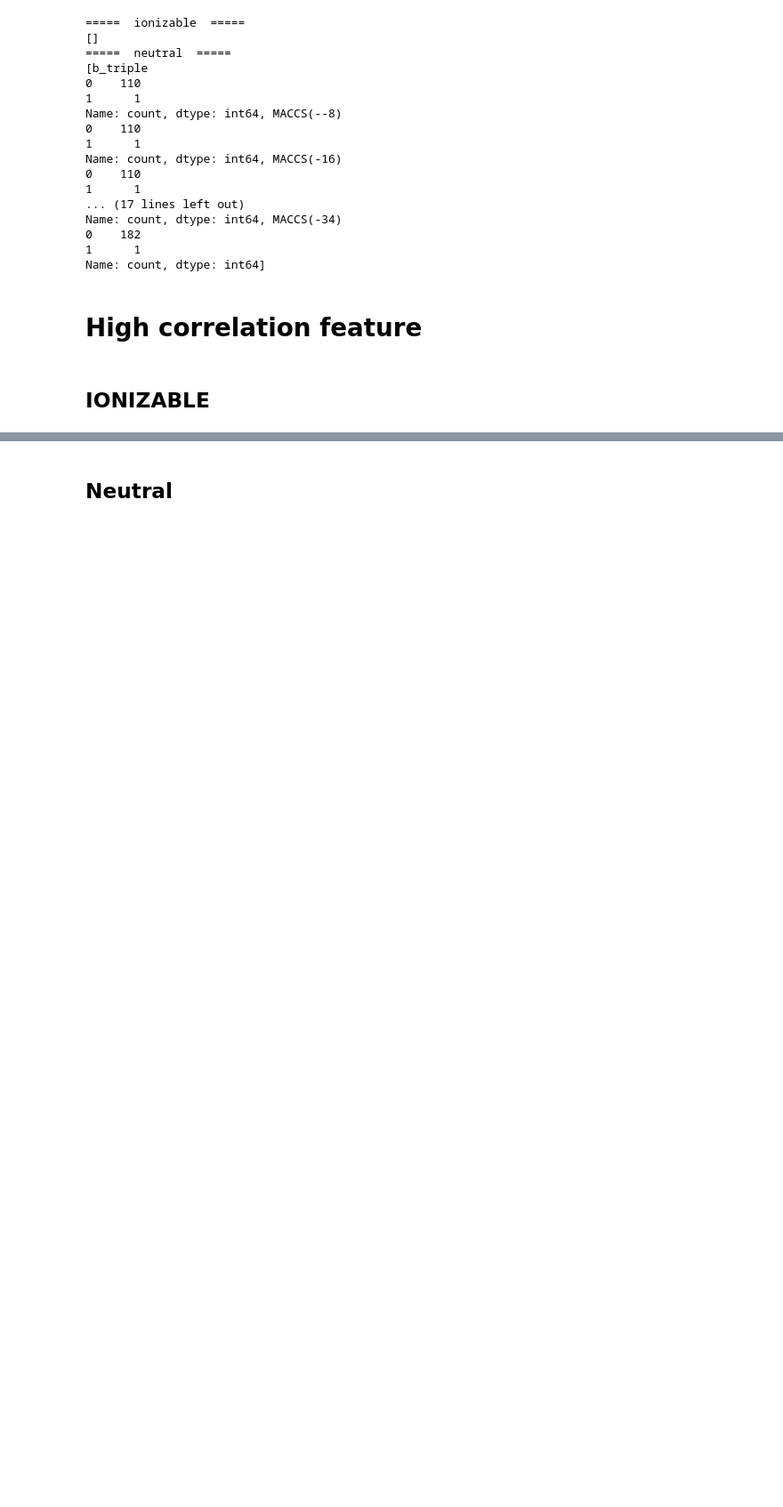
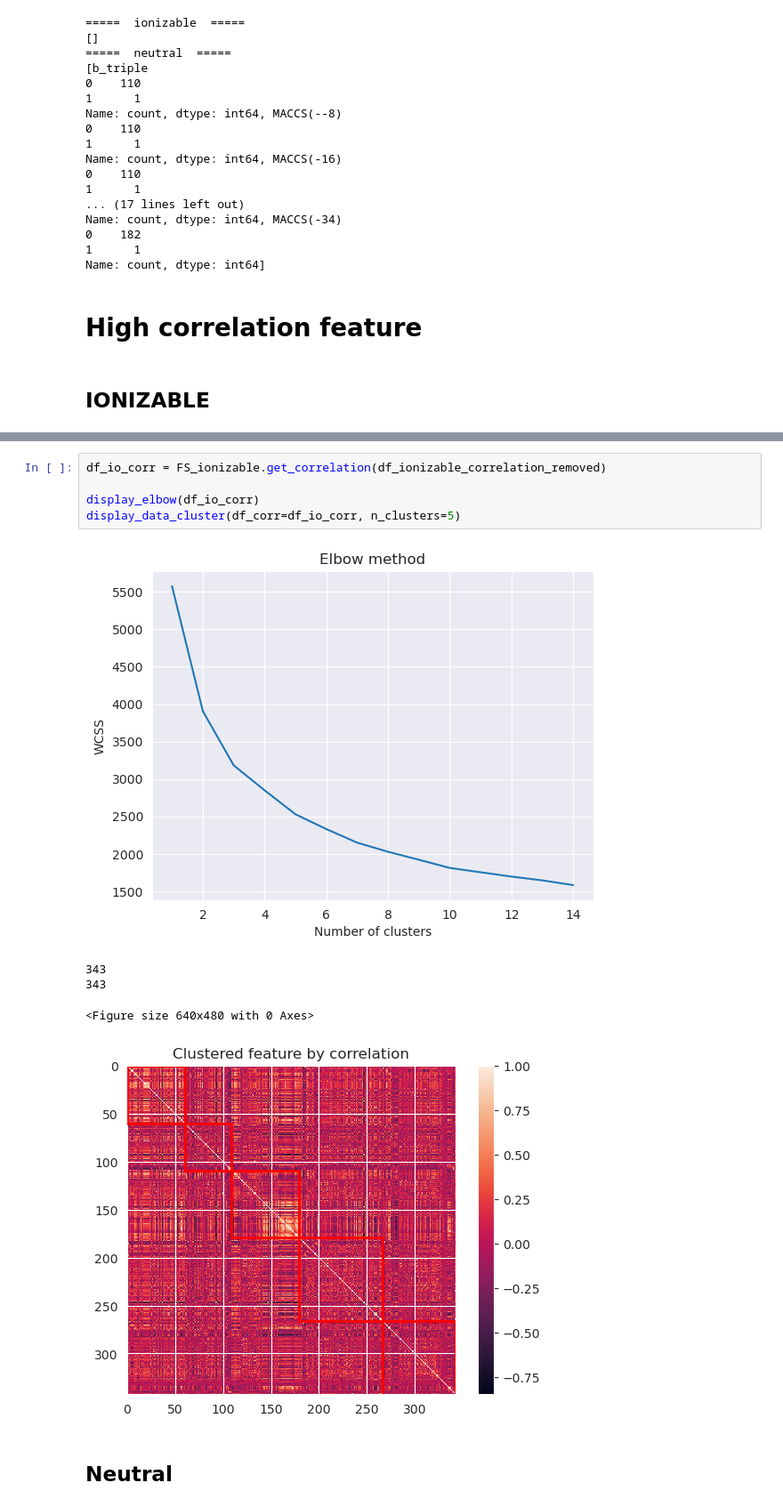
Before and after one commit to tahiri-lab/QSAR, a Jupyter notebook: code/preprocessing/feature_selection.ipynb, the cells around one changed output, grey strips where cells are left out. Shown at 89% size. Saved outputs shown, nothing was run; the diff lists cells and outputs as text; blank space fills up the shorter version.

```diff
--- a/code/preprocessing/feature_selection.ipynb
+++ b/code/preprocessing/feature_selection.ipynb
@@ -439,5 +241,16 @@ Index(['ASA', 'E_nb', 'FASA-', 'FASA_H', 'FCharge', 'GCUT_SLOGP_0',
        'vsurf_Wp5', 'weinerPath', 'zagreb'],
       dtype='object')
 [figure]
+# %%
+df_io_corr = FS_ionizable.get_correlation(df_ionizable_correlation_removed)
+
+display_elbow(df_io_corr)
+display_data_cluster(df_corr=df_io_corr, n_clusters=5)
+# %% [output]
+[figure, added]
+343
+343
+<Figure size 640x480 with 0 Axes>
+[figure, added]
 # %% [markdown]
 ## Neutral
```
Also changed, not shown: parts of 19 cells of this notebook, 1 other file.
